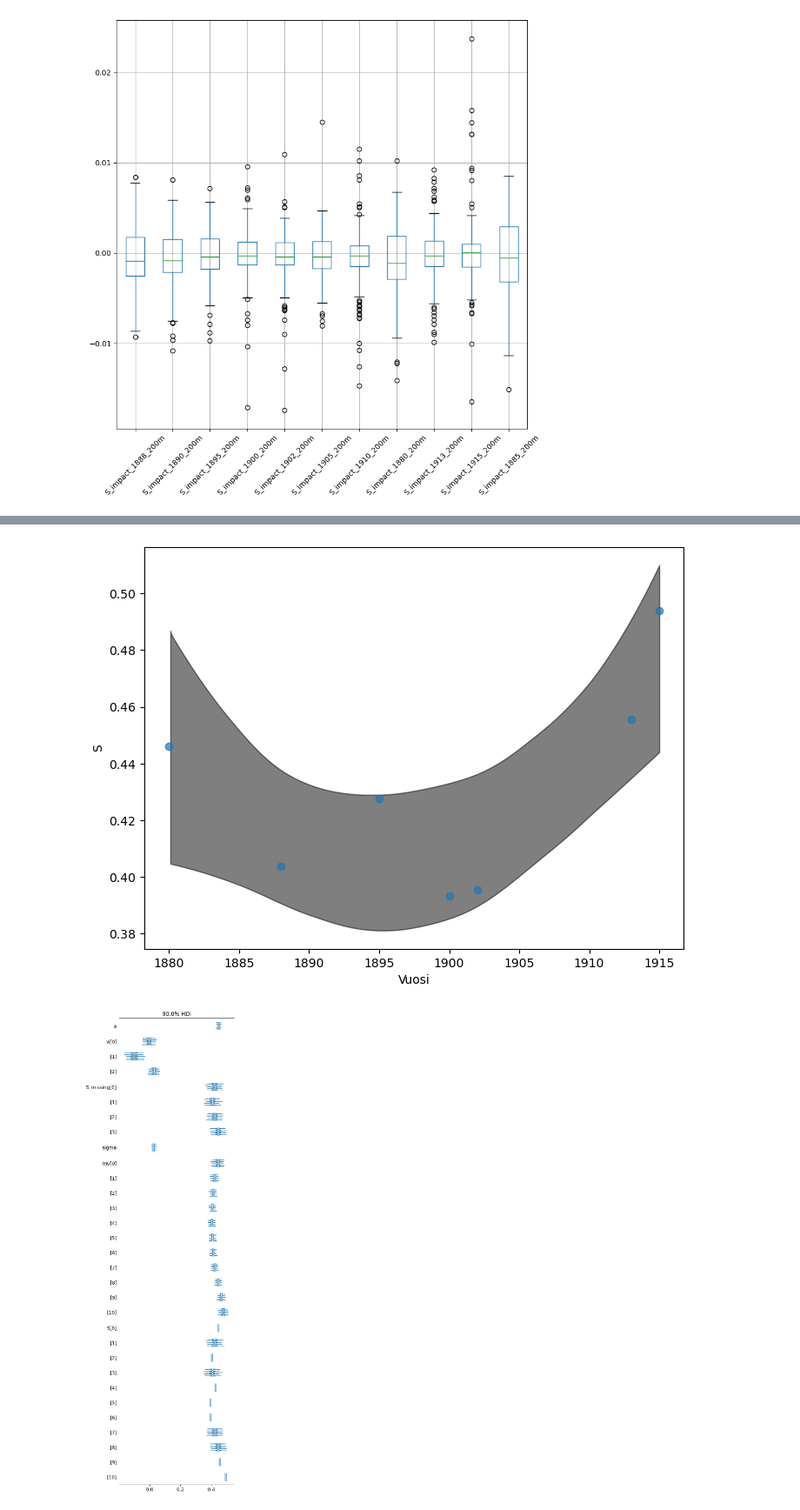
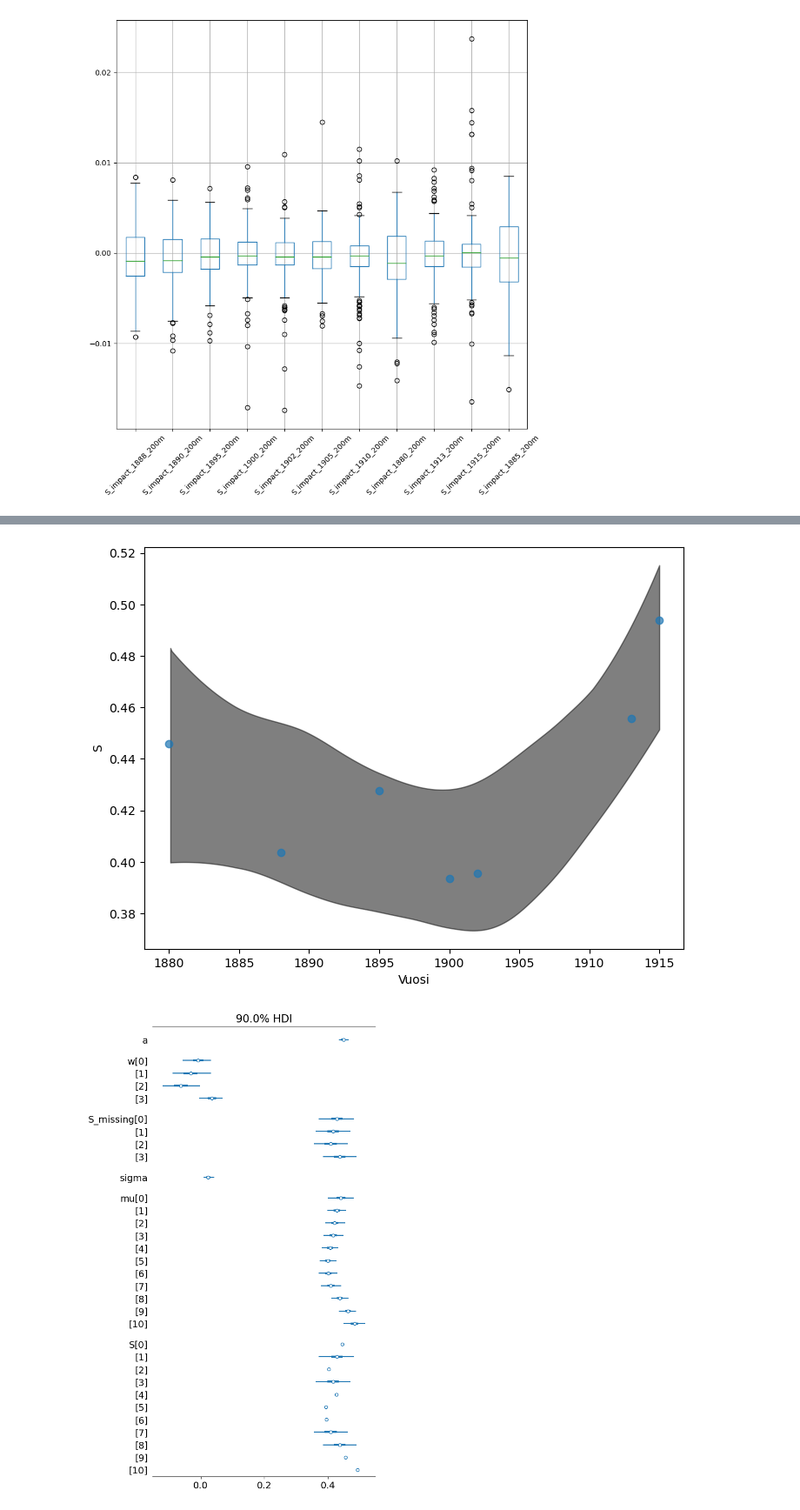
Before and after one commit to AnttiHaerkoenen/spatial_segregation, a Jupyter notebook: notebooks/segregation_change_1880-1920.ipynb, the cells around one changed output, grey strips where cells are left out. Shown at 87% size. Cells and saved outputs as stored; diff of their text form; code cells hidden in the pictures.

```diff
--- a/notebooks/segregation_change_1880-1920.ipynb
+++ b/notebooks/segregation_change_1880-1920.ipynb
@@ -416,7 +410,7 @@ from patsy import dmatrix
 
 regression_data = pd.read_csv(data_dir / 'processed' / 'results.csv', index_col=0)
 regression_data.loc[regression_data.index.isin(BAD_YEARS),:] = np.nan
-n_knots = 2
+n_knots = 3
 
 knot_list = np.linspace(regression_data.index.min(), regression_data.index.max(), n_knots)
 B = dmatrix(
@@ -463,15 +457,15 @@ ax.set_xlabel("Vuosi")
 ax.set_ylabel("S")
 plt.show()
 # %% [output]
-[figure, old version]
+[figure, new version]
 # %%
 # az.plot_posterior(idata, var_names="S")
 # plt.show()
 # %%
-az.plot_forest(idata, hdi_prob=0.9, combined=False)
+az.plot_forest(idata, hdi_prob=0.9, combined=True)
 plt.show()
 # %% [output]
-[figure, old version]
+[figure, new version]
 # %%
 az.plot_trace(idata)
 plt.show()
```
Also changed, not shown: parts of 5 cells of this notebook, 7 other files.
